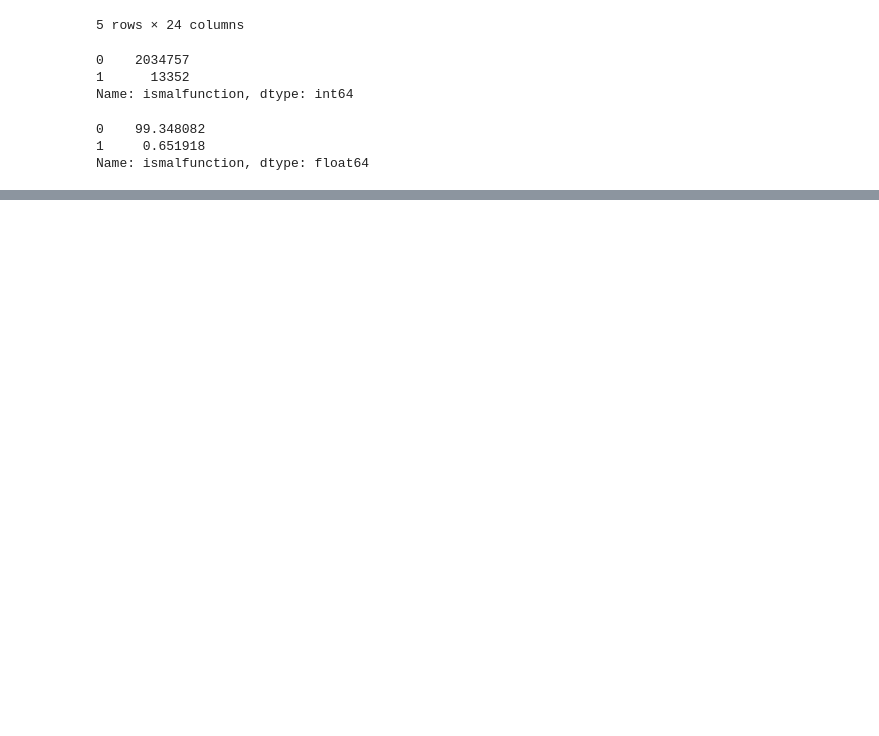
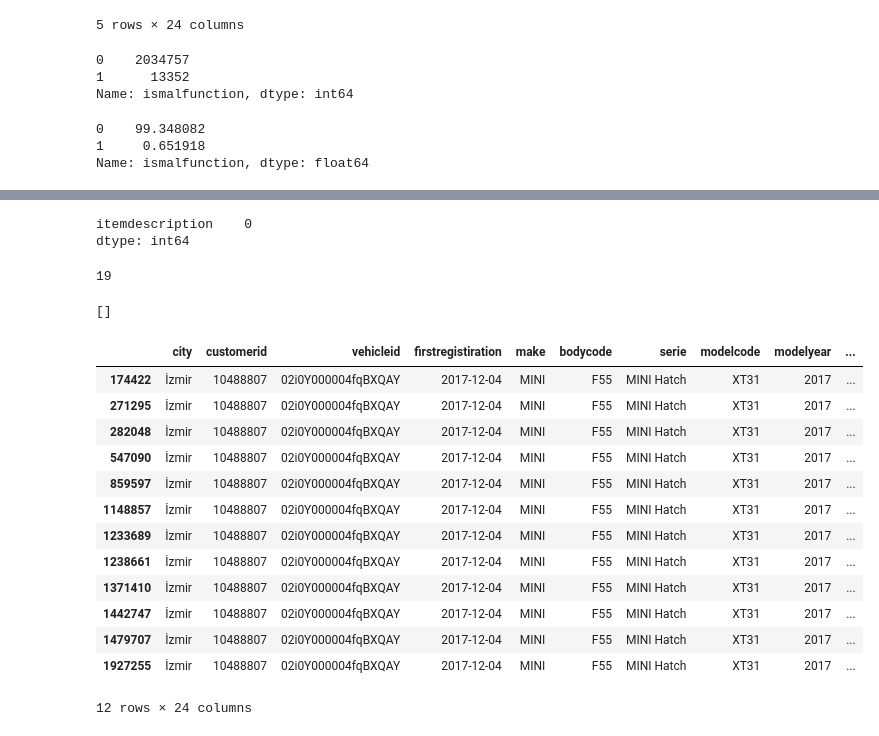
Before and after one commit to KdrDrn/04_PROJECTS, a Jupyter notebook: 29_Borusan_Datathon/Untitled.ipynb, the cells around one changed output, grey strips where cells are left out. Saved outputs shown, nothing was run; the diff lists cells and outputs as text; code cells hidden in the pictures; blank space fills up the shorter version.

```diff
--- a/29_Borusan_Datathon/Untitled.ipynb
+++ b/29_Borusan_Datathon/Untitled.ipynb
@@ -72,0 +182,38 @@ Name: ismalfunction, dtype: float64
+# %%
+b.isin(list(a[0])).sum()
+# %% [output]
+itemdescription    0
+dtype: int64
+# %%
+len(a)
+# %% [output]
+19
+# %%
+c = []
+
+for i in range(len(a)):
+    if a[i] in b:
+        c.append(a[i])
+    else:
+        pass
+
+print(c)
+# %% [output]
+[]
+# %%
+df[(df["vehicleid"]=="02i0Y000004fqBXQAY")&(df["invoicedate"]=="2019-09-06 00:00:00")]
+# %% [output]
+|  | city | customerid | vehicleid | firstregistiration | make | bodycode | serie | modelcode | modelyear | ... |
+| 174422 | İzmir | 10488807 | 02i0Y000004fqBXQAY | 2017-12-04 | MINI | F55 | MINI Hatch | XT31 | 2017 | ... |
+| 271295 | İzmir | 10488807 | 02i0Y000004fqBXQAY | 2017-12-04 | MINI | F55 | MINI Hatch | XT31 | 2017 | ... |
+| 282048 | İzmir | 10488807 | 02i0Y000004fqBXQAY | 2017-12-04 | MINI | F55 | MINI Hatch | XT31 | 2017 | ... |
+| 547090 | İzmir | 10488807 | 02i0Y000004fqBXQAY | 2017-12-04 | MINI | F55 | MINI Hatch | XT31 | 2017 | ... |
+| 859597 | İzmir | 10488807 | 02i0Y000004fqBXQAY | 2017-12-04 | MINI | F55 | MINI Hatch | XT31 | 2017 | ... |
+| 1148857 | İzmir | 10488807 | 02i0Y000004fqBXQAY | 2017-12-04 | MINI | F55 | MINI Hatch | XT31 | 2017 | ... |
+| 1233689 | İzmir | 10488807 | 02i0Y000004fqBXQAY | 2017-12-04 | MINI | F55 | MINI Hatch | XT31 | 2017 | ... |
+| 1238661 | İzmir | 10488807 | 02i0Y000004fqBXQAY | 2017-12-04 | MINI | F55 | MINI Hatch | XT31 | 2017 | ... |
+| 1371410 | İzmir | 10488807 | 02i0Y000004fqBXQAY | 2017-12-04 | MINI | F55 | MINI Hatch | XT31 | 2017 | ... |
+| 1442747 | İzmir | 10488807 | 02i0Y000004fqBXQAY | 2017-12-04 | MINI | F55 | MINI Hatch | XT31 | 2017 | ... |
+| 1479707 | İzmir | 10488807 | 02i0Y000004fqBXQAY | 2017-12-04 | MINI | F55 | MINI Hatch | XT31 | 2017 | ... |
+| 1927255 | İzmir | 10488807 | 02i0Y000004fqBXQAY | 2017-12-04 | MINI | F55 | MINI Hatch | XT31 | 2017 | ... |
+12 rows × 24 columns
```
Also changed, not shown: parts of 13 cells of this notebook.
